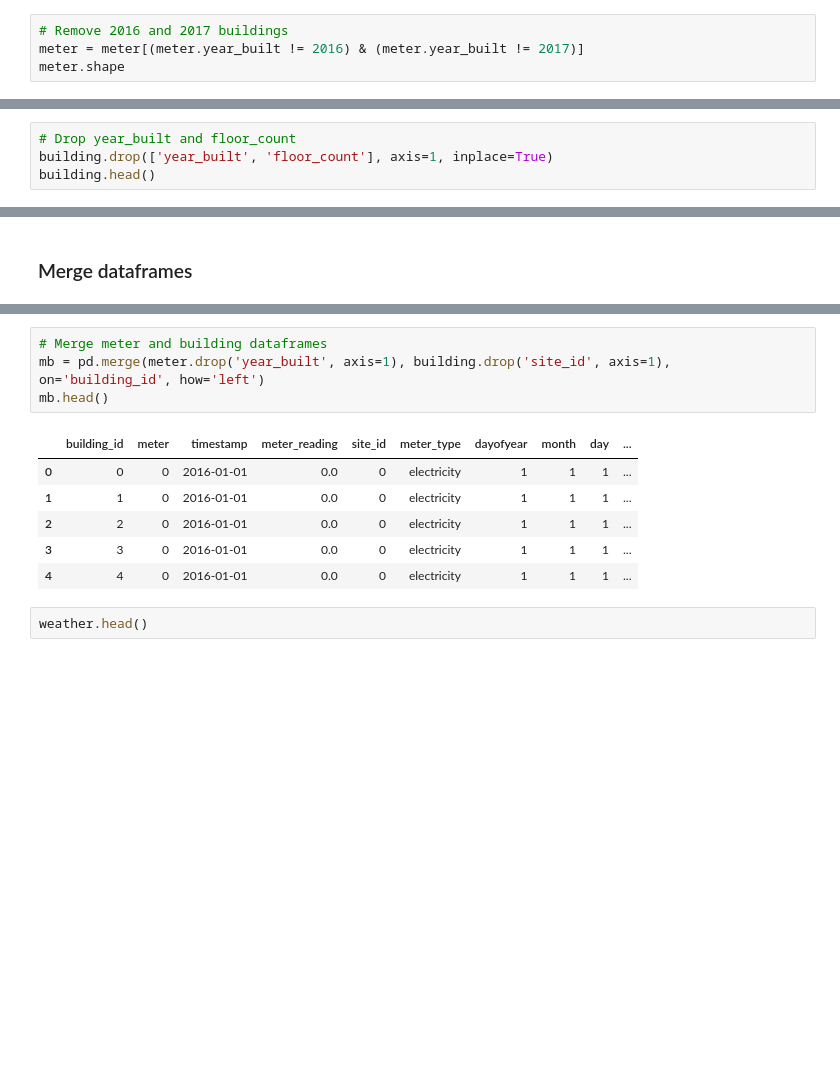
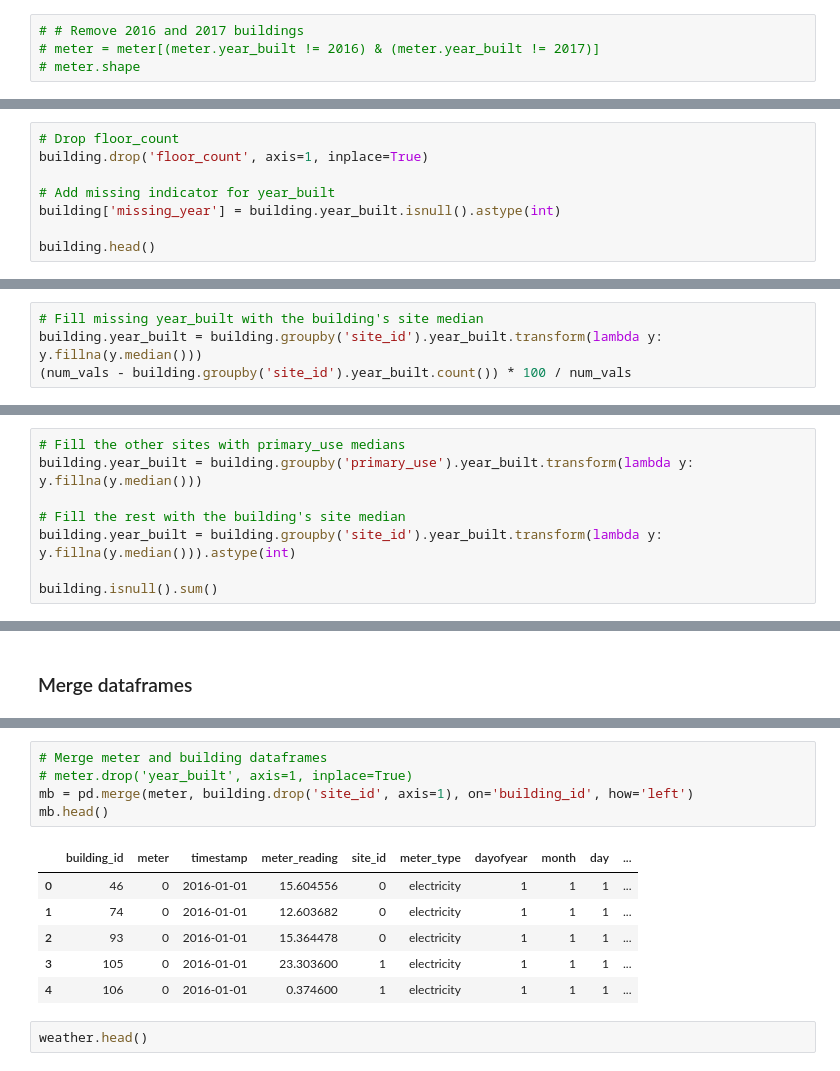
Before and after one commit to tri-bui/gep3-draft, a Jupyter notebook: preprocessing.ipynb, the cells around one changed output, grey strips where cells are left out. Drawn from its saved outputs; the diff is of its cells as text; blank space fills up the shorter version.

```diff
--- a/preprocessing.ipynb
+++ b/preprocessing.ipynb
@@ -208,4 +220,4 @@ meter.head()
 # %%
-# Remove 2016 and 2017 buildings
-meter = meter[(meter.year_built != 2016) & (meter.year_built != 2017)]
-meter.shape
+# # Remove 2016 and 2017 buildings
+# meter = meter[(meter.year_built != 2016) & (meter.year_built != 2017)]
+# meter.shape
@@ -488,5 +510,9 @@ bmissing
 # %%
-# Drop year_built and floor_count
-building.drop(['year_built', 'floor_count'], axis=1, inplace=True)
+# Drop floor_count
+building.drop('floor_count', axis=1, inplace=True)
+
+# Add missing indicator for year_built
+building['missing_year'] = building.year_built.isnull().astype(int)
+
 building.head()
 # %% [output]
@@ -503,0 +565,4 @@ gc.collect()
+# %%
+# Fill missing year_built with the building's site median
+building.year_built = building.groupby('site_id').year_built.transform(lambda y: y.fillna(y.median()))
+(num_vals - building.groupby('site_id').year_built.count()) * 100 / num_vals
@@ -503,0 +588,8 @@ gc.collect()
+# %%
+# Fill the other sites with primary_use medians
+building.year_built = building.groupby('primary_use').year_built.transform(lambda y: y.fillna(y.median()))
+
+# Fill the rest with the building's site median
+building.year_built = building.groupby('site_id').year_built.transform(lambda y: y.fillna(y.median())).astype(int)
+
+building.isnull().sum()
@@ -515,14 +625,15 @@ meter.head()
 # %%
 # Merge meter and building dataframes
-mb = pd.merge(meter.drop('year_built', axis=1), building.drop('site_id', axis=1), on='building_id', how='left')
+# meter.drop('year_built', axis=1, inplace=True)
+mb = pd.merge(meter, building.drop('site_id', axis=1), on='building_id', how='left')
 mb.head()
 # %% [output]
 |  | building_id | meter | timestamp | meter_reading | site_id | meter_type | dayofyear | month | day | ... |
-| 0 | 0 | 0 | 2016-01-01 | 0.0 | 0 | electricity | 1 | 1 | 1 | ... |
-| 1 | 1 | 0 | 2016-01-01 | 0.0 | 0 | electricity | 1 | 1 | 1 | ... |
-| 2 | 2 | 0 | 2016-01-01 | 0.0 | 0 | electricity | 1 | 1 | 1 | ... |
-| 3 | 3 | 0 | 2016-01-01 | 0.0 | 0 | electricity | 1 | 1 | 1 | ... |
-| 4 | 4 | 0 | 2016-01-01 | 0.0 | 0 | electricity | 1 | 1 | 1 | ... |
+| 0 | 46 | 0 | 2016-01-01 | 15.604556 | 0 | electricity | 1 | 1 | 1 | ... |
+| 1 | 74 | 0 | 2016-01-01 | 12.603682 | 0 | electricity | 1 | 1 | 1 | ... |
+| 2 | 93 | 0 | 2016-01-01 | 15.364478 | 0 | electricity | 1 | 1 | 1 | ... |
+| 3 | 105 | 0 | 2016-01-01 | 23.303600 | 1 | electricity | 1 | 1 | 1 | ... |
+| 4 | 106 | 0 | 2016-01-01 | 0.374600 | 1 | electricity | 1 | 1 | 1 | ... |
 # %%
 weather.head()
 # %% [output]
```
Also changed, not shown: parts of 33 cells of this notebook, 7 other files.
